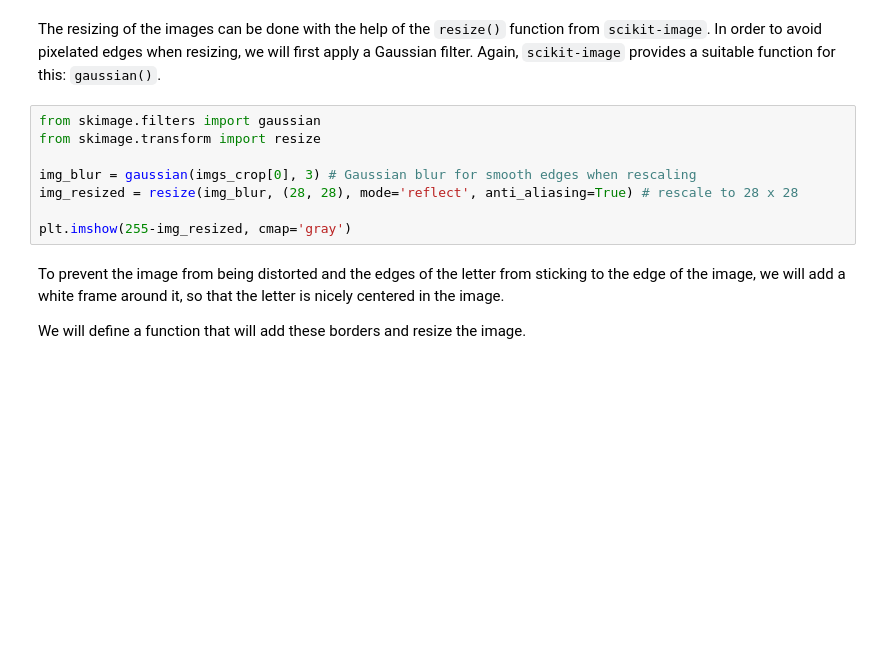
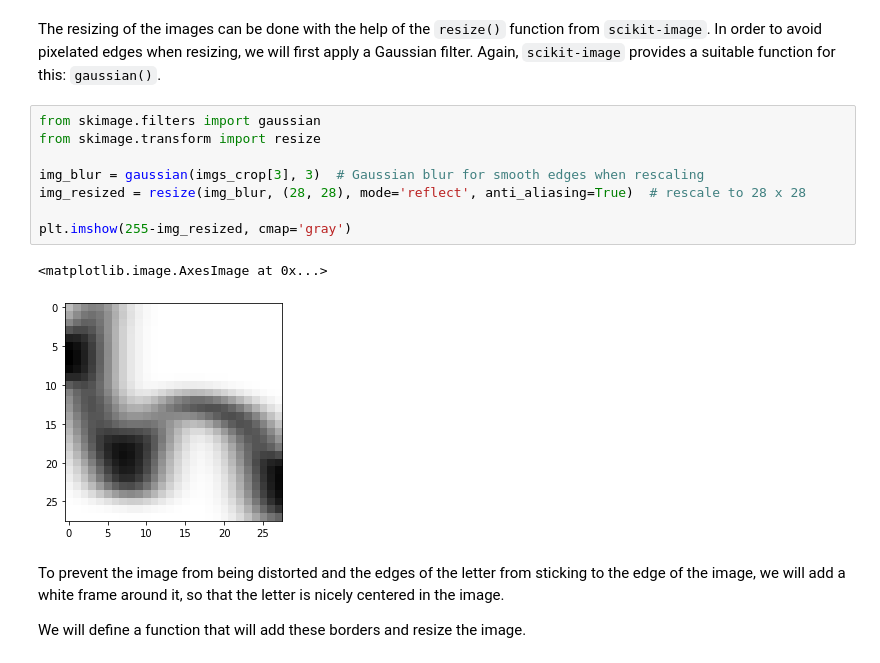
Before and after one commit to dmlls/hwr-explained, a Jupyter notebook: Simple HWR Explained.ipynb, the cells around one changed output. Drawn from its saved outputs; the diff is of its cells as text; blank space fills up the shorter version.

```diff
--- a/Simple HWR Explained.ipynb
+++ b/Simple HWR Explained.ipynb
@@ -369,11 +408,14 @@ The resizing of the images can be done with the help of the `resize()` function
 # %%
 from skimage.filters import gaussian
 from skimage.transform import resize
 
-img_blur = gaussian(imgs_crop[0], 3) # Gaussian blur for smooth edges when rescaling
-img_resized = resize(img_blur, (28, 28), mode='reflect', anti_aliasing=True) # rescale to 28 x 28
+img_blur = gaussian(imgs_crop[3], 3)  # Gaussian blur for smooth edges when rescaling
+img_resized = resize(img_blur, (28, 28), mode='reflect', anti_aliasing=True)  # rescale to 28 x 28
 
 plt.imshow(255-img_resized, cmap='gray')
+# %% [output]
+<matplotlib.image.AxesImage at 0x...>
+[figure, added]
 # %% [markdown]
 To prevent the image from being distorted and the edges of the letter from sticking to the edge of the image, we will add a white frame around it, so that the letter is nicely centered in the image.
 
```
Also changed, not shown: parts of 57 cells of this notebook, 13 other files.
